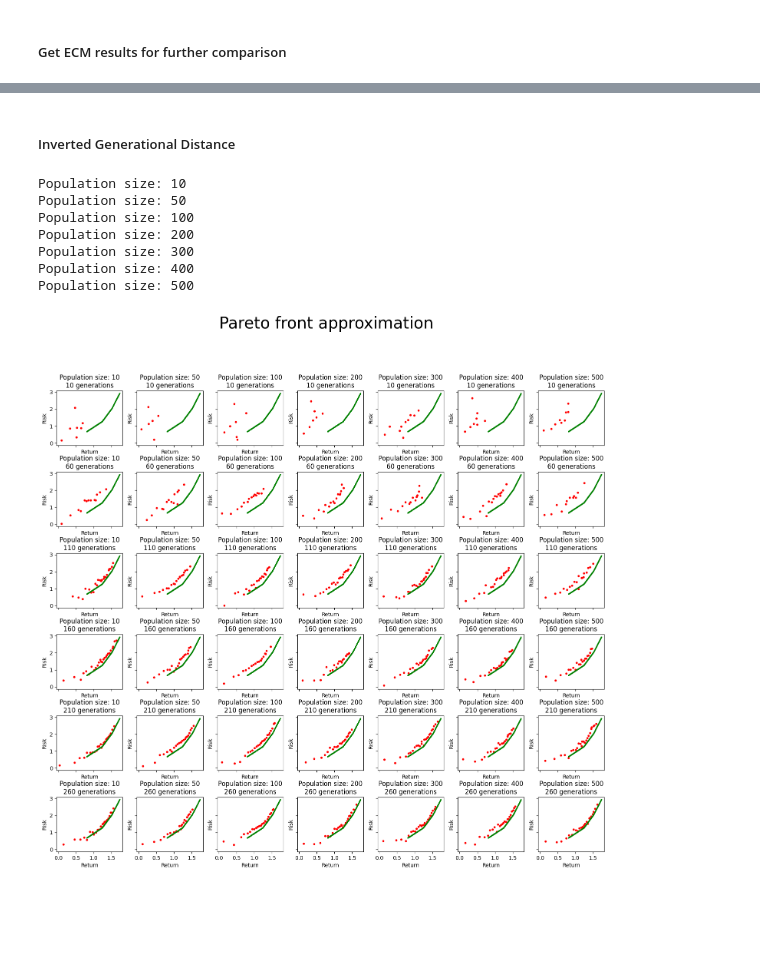
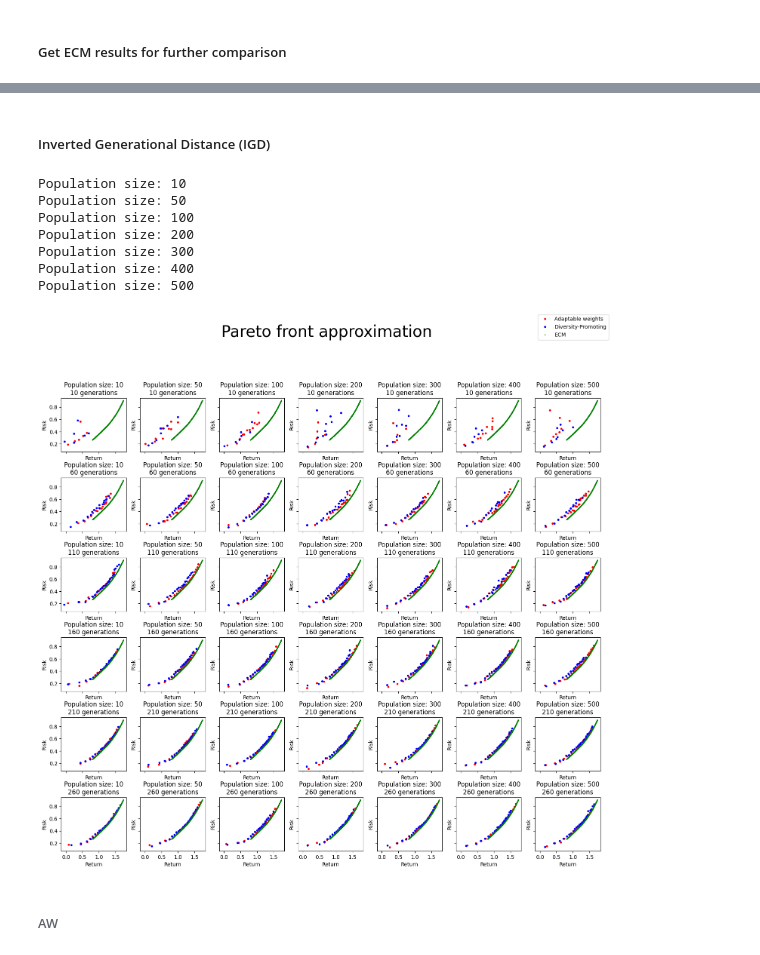
Before and after one commit to alessandro1802/moo, a Jupyter notebook: lab3.ipynb, the cells around one changed output, grey strips where cells are left out. Drawn from its saved outputs; the diff is of its cells as text; code cells hidden in the pictures; blank space fills up the shorter version.

```diff
--- a/lab3.ipynb
+++ b/lab3.ipynb
@@ -662,0 +672,6 @@ plt.show()
+# %%
+def get_return(weights_solution):
+    return sum([float(stock_data[i].increase) * weights_solution[i] for i in range(len(stock_data))])
+
+def get_risk(weights_solution):
+    return np.sqrt(np.sum(np.dot(np.array(weights_solution), risk_matrix * np.array(weights_solution))))
@@ -662,0 +699,4 @@ plt.show()
+# %%
+risks = [weights_solution for weights_solution in solutions2 if get_risk(weights_solution) < 0.2]
+risks.sort(reverse=True, key = lambda weights_solution: get_risk(weights_solution))
+weights = risks[0]
@@ -689,10 +774,8 @@ weights = [0.0, 1.0]
 solLP = WSM(weights)
 
 weights = list(solLP['x'])
-result_return = [
-    sum([float(stock_data[i].increase) * weights[i] for i in range(len(stock_data))]),
-    sum([sum(risk_matrix[i]) * weights[i] for i in range(len(stock_data))]),
-]
+result_return = [get_return(weights),
+                 get_risk(weights)]
 max_return = result_return[0]
 
 threshold = 500
@@ -701,10 +784,8 @@ for epsilon in np.linspace(0.0, max_return, threshold):
     try:
         solLP = ECM(epsilon)
         f = list(solLP['x'])
-        coordinates = [
-            sum([float(stock_data[i].increase) * f[i] for i in range(len(stock_data))]),
-            sum([sum(risk_matrix[i]) * f[i] for i in range(len(stock_data))]),
-        ]
+        coordinates = [get_return(f),
+                       get_risk(f)]
         pareto_front_ecm.append(coordinates)
     except:
         pass
@@ -727,7 +808,7 @@ Optimal solution found.
  9:  2.6716e-02  2.6716e-02  1e-08  3e-16  2e-15
 Optimal solution found.
 # %% [markdown]
-##### Inverted Generational Distance
+##### Inverted Generational Distance (IGD)
 # %%
 def calculateIGD(pareto_front_true, pareto_front_approx):
     pareto_front_true = np.array(pareto_front_true)
@@ -741,6 +822,7 @@ pop_sizes = [10, 50, 100, 200, 300, 400, 500]
 n_generations = range(10, 300, 50)
 n_runs = 10
 igds = [dict(), dict()]
+pareto_fronts = [None, None]
 
 fig, axes = plt.subplots(len(n_generations),
                          len(pop_sizes),
@@ -757,41 +839,48 @@ for col, population_size in enumerate(pop_sizes):
     for row, num_iterations in enumerate(n_generations):
         for i in range(len(igds)):
             igds[i][population_size][num_iterations] = []
-        for runs in range(n_runs):
+        for run in range(n_runs):
             solvers = [MOEAD_2D_AW(stock_data_norm,
                                 risk_matrix_norm,
                                 population_size,
                                 num_iterations),
                        MOEAD_2D_DPRO(stock_data_norm,
                                    risk_matrix_norm,
                                    population_size,
                                    num_iterations)]
             for solver_idx, solver2d in enumerate(solvers):
                 final_population, _ = solver2d.solve()
                 coordinates = []
                 for weights_solution in final_population:
-                    coordinates.append([sum([float(stock_data[i].increase) * weights_solution[i] for i in range(len(stock_data))]),
-                                        sum([sum(risk_matrix[i]) * weights_solution[i] for i in range(len(stock_data))])])
+                    coordinates.append([get_return(weights_solution),
+                                        get_risk(weights_solution)])
                 # Calculate and store IGD
                 igds[solver_idx][population_size][num_iterations].append(calculateIGD(pareto_front_ecm, coordinates))
-        # Example plot: last run
-        axes[row, col].plot(np.array(coordinates)[:, 0], np.array(coordinates)[:, 1], '.r')
-        axes[row, col].plot(np.array(pareto_front_ecm)[:, 0], np.array(pareto_front_ecm)[:, 1], ".g", markersize=2)
+                # Example plot: last run
+                if run == n_runs - 1:
+                    pareto_fronts[solver_idx] = coordinates
+        axes[row, col].plot(np.array(pareto_fronts[0])[:, 0],
+                            np.array(pareto_fronts[0])[:, 1], '.r')
+        axes[row, col].plot(np.array(pareto_fronts[1])[:, 0],
+                            np.array(pareto_fronts[1])[:, 1], '.b')
+        axes[row, col].plot(np.array(pareto_front_ecm)[:, 0],
+                            np.array(pareto_front_ecm)[:, 1], ".g", markersize=2)
 
         axes[row, col].set_title(f"Population size: {population_size}\n{num_iterations} generations")
         axes[row, col].set_xlabel("Return")
         axes[row, col].set_ylabel("Risk")
+fig.legend(["Adaptable weights", "Diversity-Promoting", "ECM"], loc='upper right')
 plt.savefig("./plots/Pareto_fronts3.svg")
 plt.show()
 # %% [output]
 Population size: 10
 Population size: 50
 Population size: 100
 Population size: 200
 Population size: 300
 Population size: 400
 Population size: 500
-[figure, old version]
+[figure, new version]
 # %%
 mean_idgs = [[], []]
 for i in range(len(igds)):
@@ -802,6 +891,8 @@ for i in range(len(igds)):
 
 mean_idgs_AW = np.array(mean_idgs[0])
 mean_idgs_DPRO = np.array(mean_idgs[1])
+# %% [markdown]
+###### AW
 # %%
 fig, ax = plt.subplots(1, 1)
 
```
Also changed, not shown: parts of 12 cells of this notebook, 5 other files.
